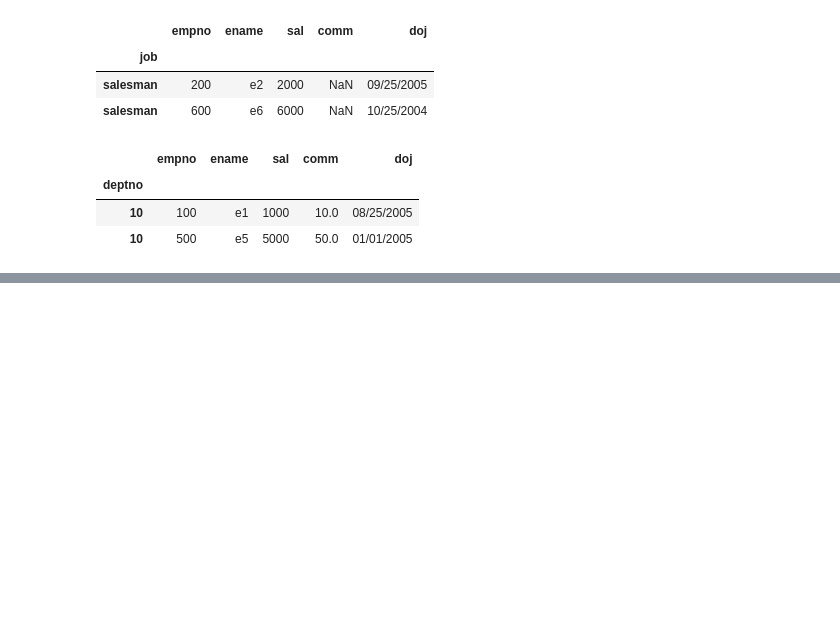
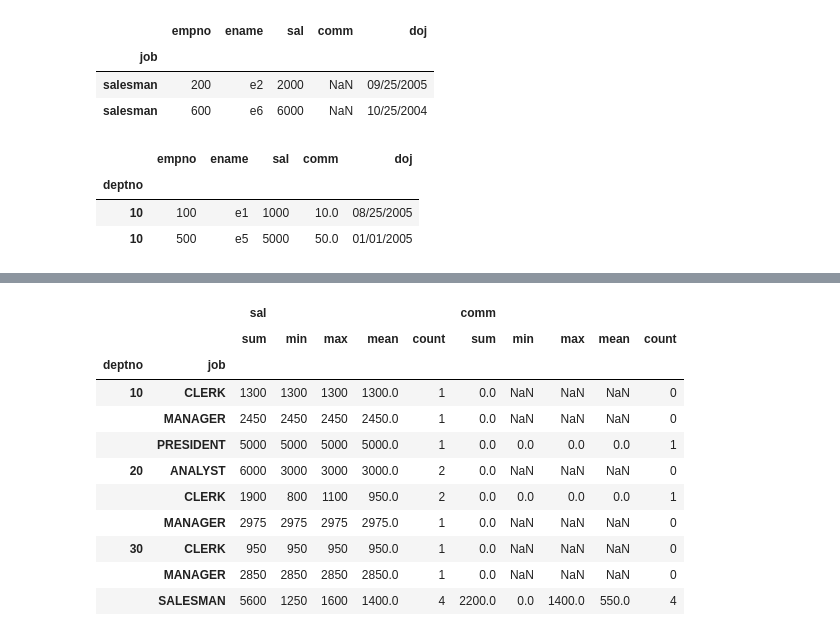
Before and after one commit to Janasya85/Datasciences, a Jupyter notebook: Pandas_Essentials_Jany.ipynb, the cells around one changed output, grey strips where cells are left out. Drawn from its saved outputs; the diff is of its cells as text; code cells hidden in the pictures; blank space fills up the shorter version.

```diff
--- a/Pandas_Essentials_Jany.ipynb
+++ b/Pandas_Essentials_Jany.ipynb
@@ -729,0 +805,16 @@ d= {'num_legs':[4,4,2,2],
+# %%
+#Group by multiple columns and multiple aggregations
+dfEmp.groupby(['deptno','job']).agg({'sal':['sum','min','max','mean','count'], 'comm':['sum','min','max','mean','count']})
+# %% [output]
+|  |  | sal |  |  |  |  | comm |  |  |  |  |
+|  |  | sum | min | max | mean | count | sum | min | max | mean | count |
+| deptno | job |  |  |  |  |  |  |  |  |  |  |
+| 10 | CLERK | 1300 | 1300 | 1300 | 1300.0 | 1 | 0.0 | NaN | NaN | NaN | 0 |
+|  | MANAGER | 2450 | 2450 | 2450 | 2450.0 | 1 | 0.0 | NaN | NaN | NaN | 0 |
+|  | PRESIDENT | 5000 | 5000 | 5000 | 5000.0 | 1 | 0.0 | 0.0 | 0.0 | 0.0 | 1 |
+| 20 | ANALYST | 6000 | 3000 | 3000 | 3000.0 | 2 | 0.0 | NaN | NaN | NaN | 0 |
+|  | CLERK | 1900 | 800 | 1100 | 950.0 | 2 | 0.0 | 0.0 | 0.0 | 0.0 | 1 |
+|  | MANAGER | 2975 | 2975 | 2975 | 2975.0 | 1 | 0.0 | NaN | NaN | NaN | 0 |
+| 30 | CLERK | 950 | 950 | 950 | 950.0 | 1 | 0.0 | NaN | NaN | NaN | 0 |
+|  | MANAGER | 2850 | 2850 | 2850 | 2850.0 | 1 | 0.0 | NaN | NaN | NaN | 0 |
+|  | SALESMAN | 5600 | 1250 | 1600 | 1400.0 | 4 | 2200.0 | 0.0 | 1400.0 | 550.0 | 4 |
```
Also changed, not shown: parts of 66 cells of this notebook.
